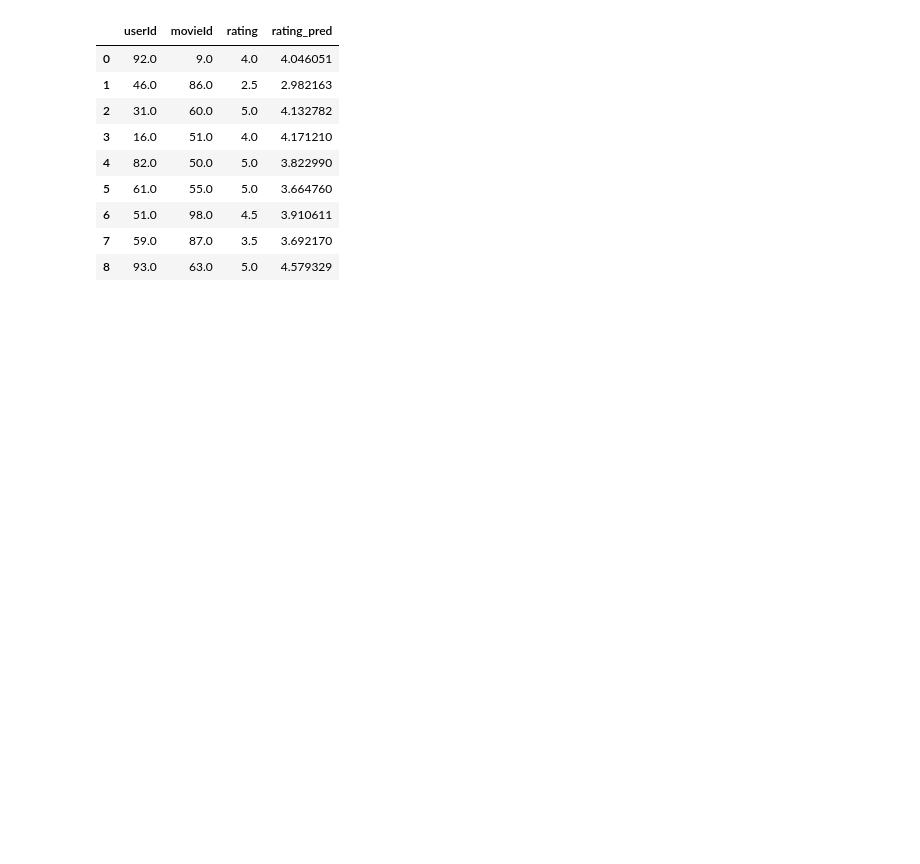
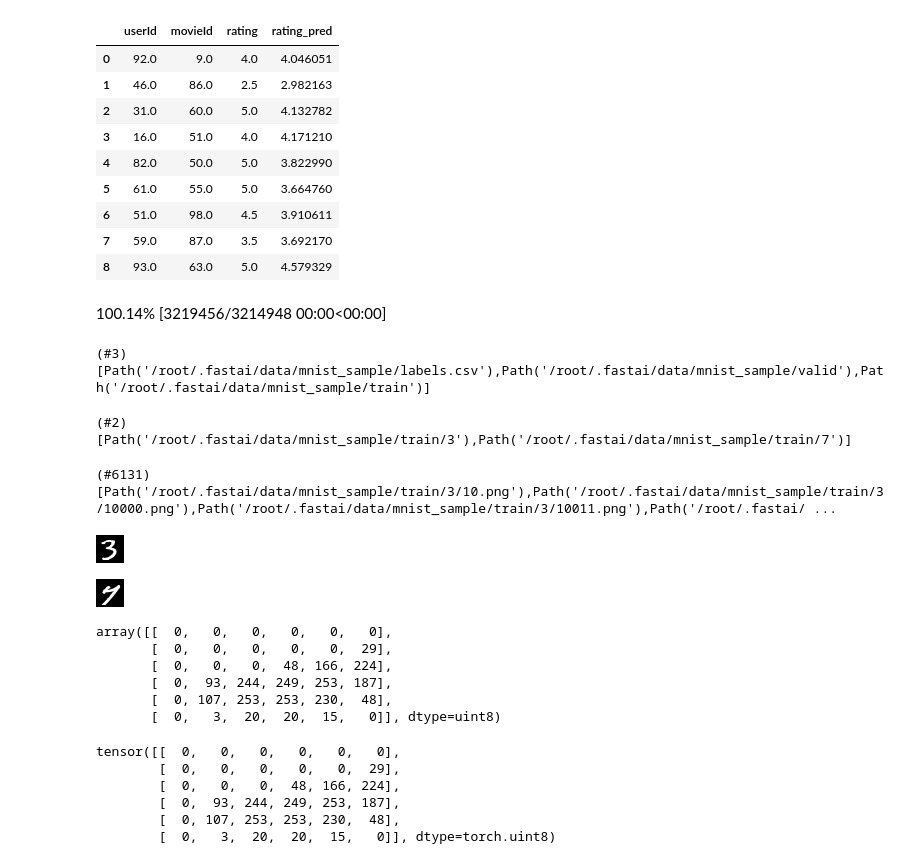
Before and after one commit to FanaticalBera/DeepLearning, a Jupyter notebook: practice.ipynb, the cells around one changed output. Drawn from its saved outputs; the diff is of its cells as text; code cells hidden in the pictures; blank space fills up the shorter version.

```diff
--- a/practice.ipynb
+++ b/practice.ipynb
@@ -76,3 +76,51 @@ learn.show_results()
 | 6 | 51.0 | 98.0 | 4.5 | 3.910611 |
 | 7 | 59.0 | 87.0 | 3.5 | 3.692170 |
 | 8 | 93.0 | 63.0 | 5.0 | 4.579329 |
+# %%
+path=untar_data(URLs.MNIST_SAMPLE)
+# %% [output]
+100.14% [3219456/3214948 00:00<00:00]
+# %%
+path.ls()
+# %% [output]
+(#3) [Path('/root/.fastai/data/mnist_sample/labels.csv'),Path('/root/.fastai/data/mnist_sample/valid'),Path('/root/.fastai/data/mnist_sample/train')]
+# %%
+(path/'train').ls()
+# %% [output]
+(#2) [Path('/root/.fastai/data/mnist_sample/train/3'),Path('/root/.fastai/data/mnist_sample/train/7')]
+# %%
+threes = (path/'train'/'3').ls().sorted()
+sevens = (path/'train'/'7').ls().sorted()
+threes
+# %% [output]
+(#6131) [Path('/root/.fastai/data/mnist_sample/train/3/10.png'),Path('/root/.fastai/data/mnist_sample/train/3/10000.png'),Path('/root/.fastai/data/mnist_sample/train/3/10011.png'),Path('/root/.fastai/ ...
+# %%
+im3_path = threes[1]
+im3 = Image.open(im3_path)
+im3
+# %% [output]
+[figure, added]
+# %%
+im7_path = sevens[1]
+im7 = Image.open(im7_path)
+im7
+# %% [output]
+[figure, added]
+# %%
+array(im3)[4:10,4:10]
+# %% [output]
+array([[  0,   0,   0,   0,   0,   0],
+       [  0,   0,   0,   0,   0,  29],
+       [  0,   0,   0,  48, 166, 224],
+       [  0,  93, 244, 249, 253, 187],
+       [  0, 107, 253, 253, 230,  48],
+       [  0,   3,  20,  20,  15,   0]], dtype=uint8)
+# %%
+tensor(im3)[4:10,4:10]
+# %% [output]
+tensor([[  0,   0,   0,   0,   0,   0],
+        [  0,   0,   0,   0,   0,  29],
+        [  0,   0,   0,  48, 166, 224],
+        [  0,  93, 244, 249, 253, 187],
+        [  0, 107, 253, 253, 230,  48],
+        [  0,   3,  20,  20,  15,   0]], dtype=torch.uint8)
```
Also changed, not shown: parts of 1 cell of this notebook.
